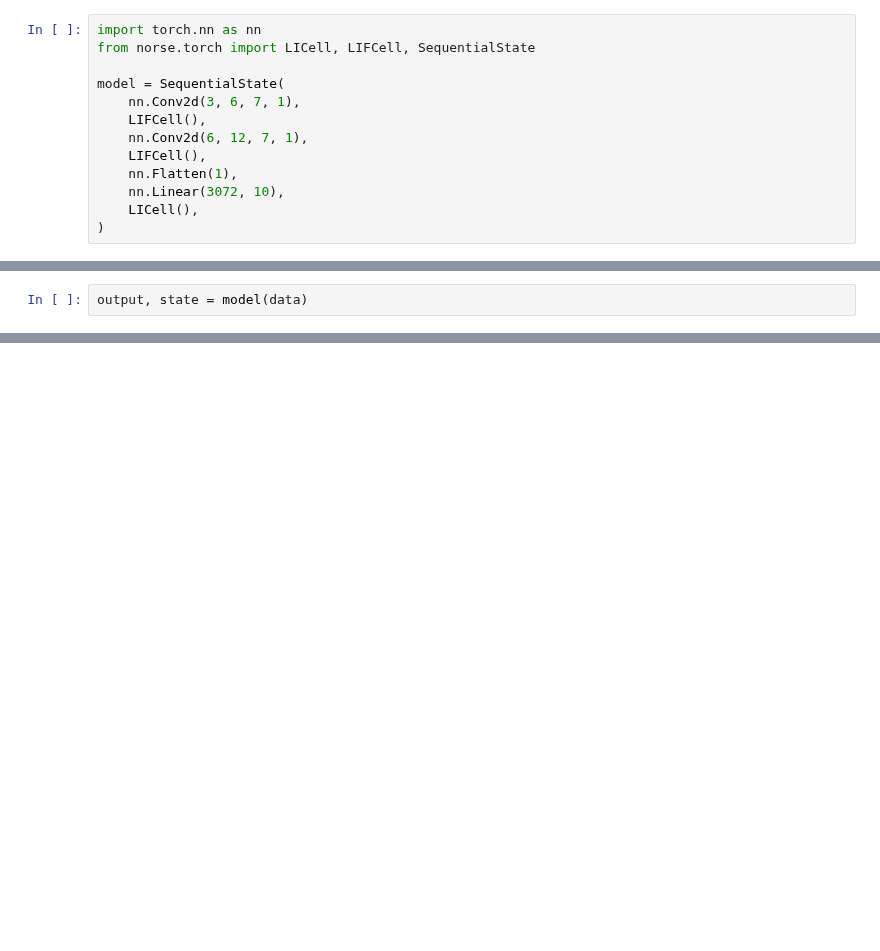
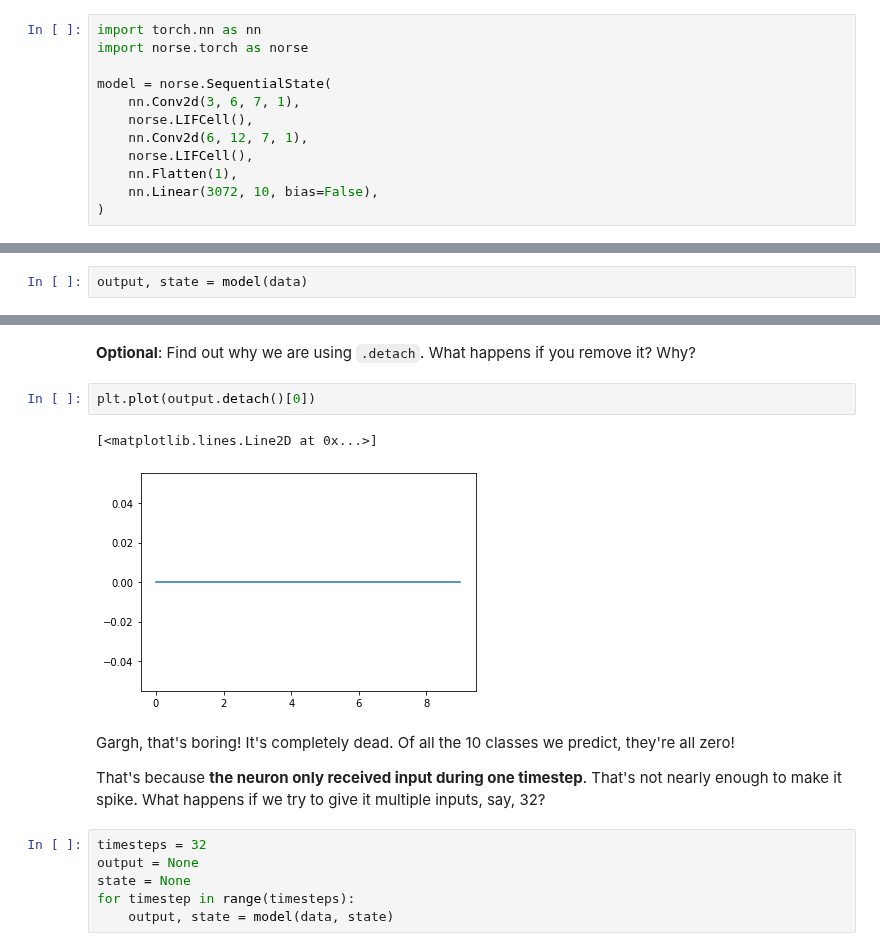
Before and after one commit to norse/notebooks, a Jupyter notebook: introduction-to-norse.ipynb, the cells around one changed output, grey strips where cells are left out. Saved outputs shown, nothing was run; the diff lists cells and outputs as text; blank space fills up the shorter version.

```diff
--- a/introduction-to-norse.ipynb
+++ b/introduction-to-norse.ipynb
@@ -46,13 +74,12 @@ The only twist we have added is to use real, biological neurons. For technical r
 # %%
 import torch.nn as nn
-from norse.torch import LICell, LIFCell, SequentialState
+import norse.torch as norse
 
-model = SequentialState(
+model = norse.SequentialState(
     nn.Conv2d(3, 6, 7, 1),
-    LIFCell(),
+    norse.LIFCell(),
     nn.Conv2d(6, 12, 7, 1),
-    LIFCell(),
+    norse.LIFCell(),
     nn.Flatten(1),
-    nn.Linear(3072, 10),
-    LICell(),
+    nn.Linear(3072, 10, bias=False),
 )
@@ -76,0 +149,17 @@ But that's just an example. What's great about these vector outputs (actually, t
+# %% [markdown]
+**Optional**: Find out why we are using `.detach`. What happens if you remove it? Why?
+# %%
+plt.plot(output.detach()[0])
+# %% [output]
+[<matplotlib.lines.Line2D at 0x...>]
+[figure, added]
+# %% [markdown]
+Gargh, that's boring! It's completely dead. Of all the 10 classes we predict, they're all zero!
+
+That's because **the neuron only received input during one timestep**. That's not nearly enough to make it spike. What happens if we try to give it multiple inputs, say, 32?
+# %%
+timesteps = 32
+output = None
+state = None
+for timestep in range(timesteps):
+    output, state = model(data, state)
```
Also changed, not shown: parts of 36 cells of this notebook.
